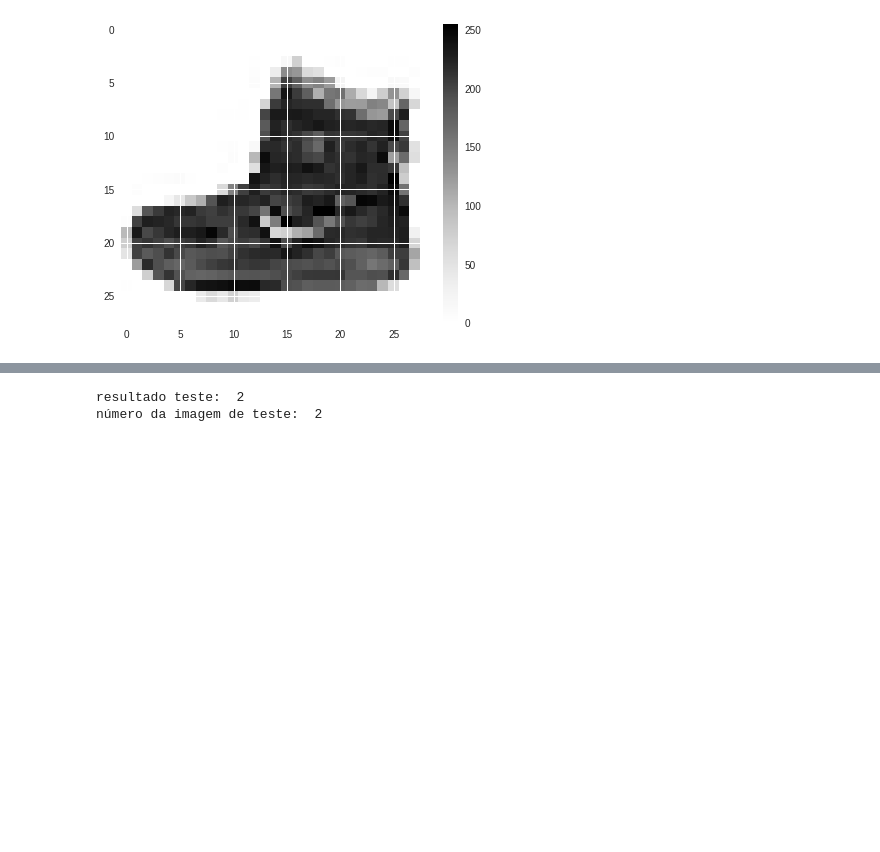
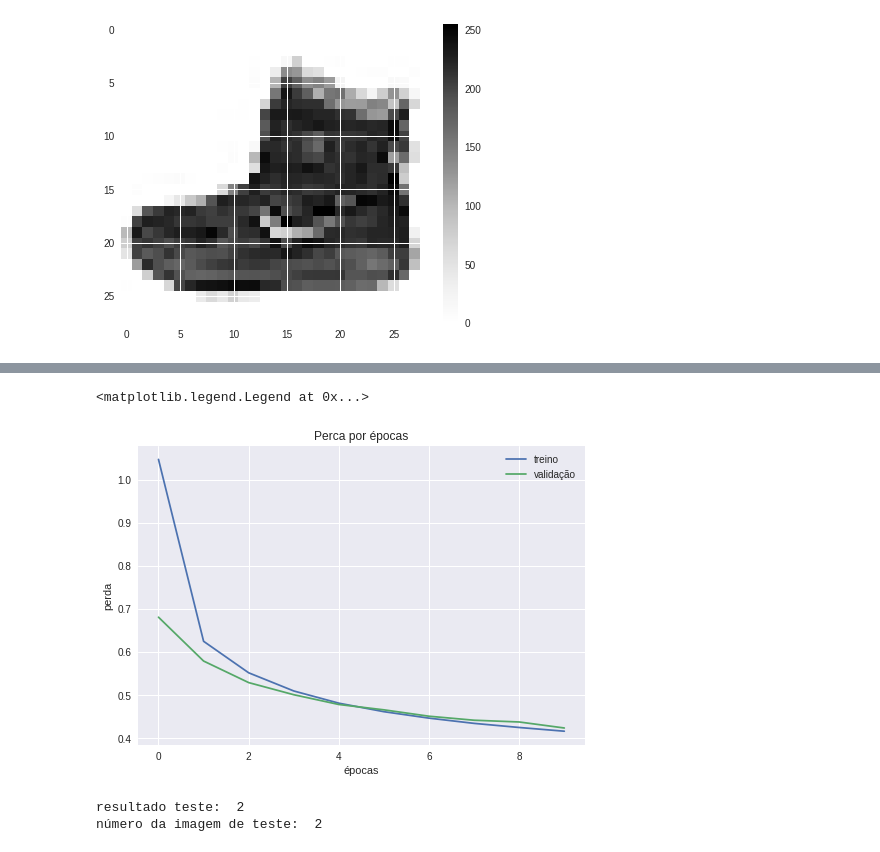
Before and after one commit to alshashiguchi/deeplearning, a Jupyter notebook: Classificacao_imagem.ipynb, the cells around one changed output, grey strips where cells are left out. Drawn from its saved outputs; the diff is of its cells as text; code cells hidden in the pictures; blank space fills up the shorter version.

```diff
--- a/Classificacao_imagem.ipynb
+++ b/Classificacao_imagem.ipynb
@@ -91,3 +97,13 @@ plt.legend(['treino', 'avaliação'])
+# %%
+plt.plot(historico.history['loss'])
+plt.plot(historico.history['val_loss'])
+plt.title('Perca por épocas')
+plt.xlabel('épocas')
+plt.ylabel('perda')
+plt.legend(['treino', 'validação'])
+# %% [output]
+<matplotlib.legend.Legend at 0x...>
+[figure, added]
 # %%
 testes = modelo.predict(imagens_teste)
 print('resultado teste: ', np.argmax(testes[1]))
```
Also changed, not shown: parts of 3 cells of this notebook.
